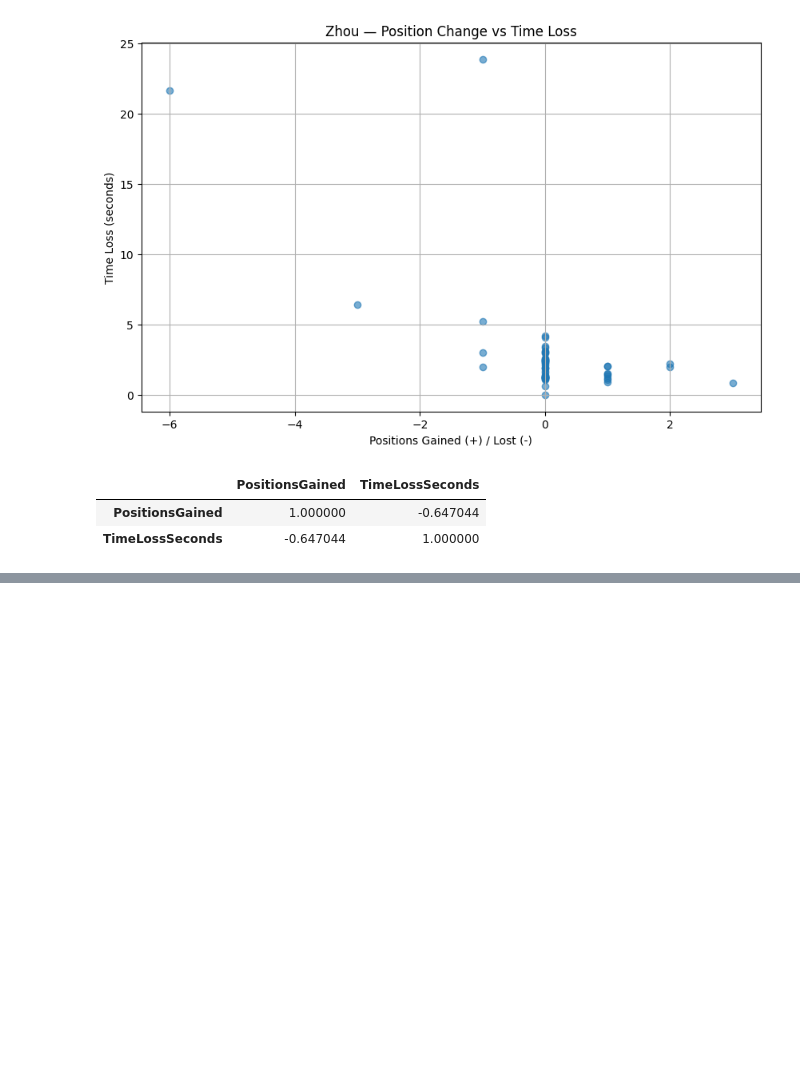
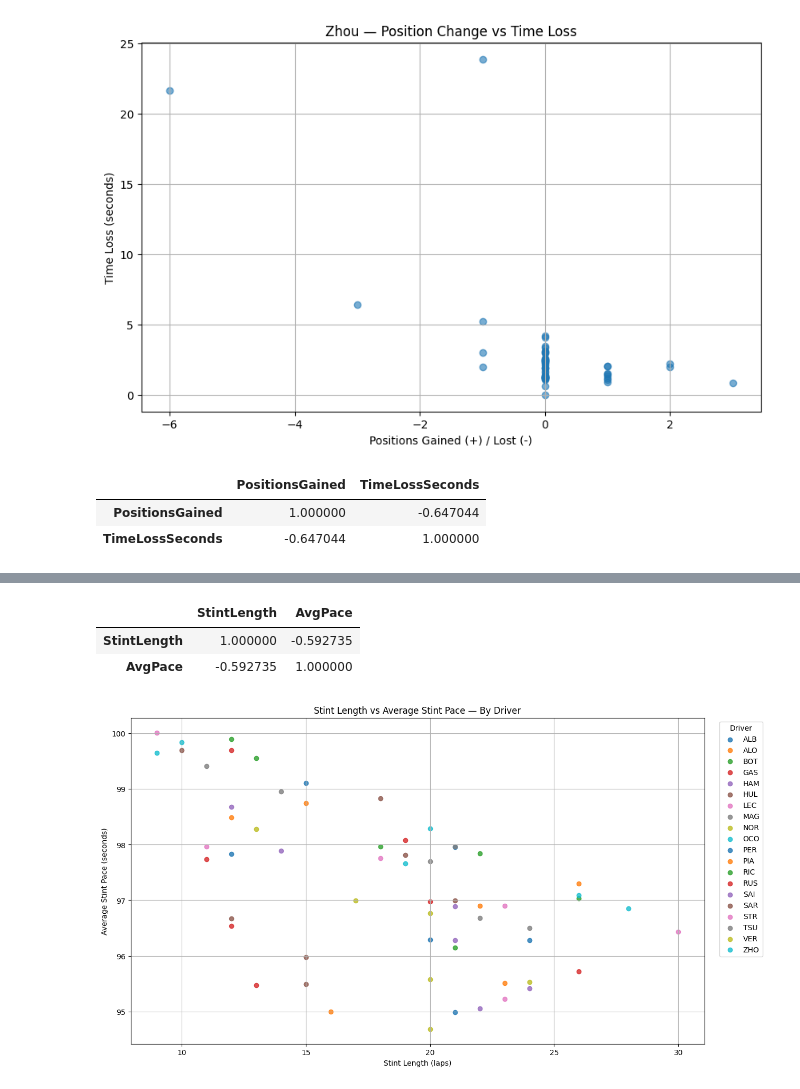
Before and after one commit to mohammedDhinojwala/f1-ai-race-strategy, a Jupyter notebook: notebooks/01_data_investigation.ipynb, the cells around one changed output, grey strips where cells are left out. Drawn from its saved outputs; the diff is of its cells as text; code cells hidden in the pictures; blank space fills up the shorter version.

```diff
--- a/notebooks/01_data_investigation.ipynb
+++ b/notebooks/01_data_investigation.ipynb
@@ -2946,0 +3200,8 @@ zhou_laps[
+# %%
+pit_stint_metrics = pit_stint_metrics.merge(
+    stint_position,
+    on=["Driver", "Stint"],
+    how="left"
+)
+
+pit_stint_metrics
@@ -2946,0 +3222,5 @@ zhou_laps[
+# %%
+pit_stint_metrics["PositionsGained"] = (
+    pit_stint_metrics["StartPosition"]
+    - pit_stint_metrics["EndPosition"]
+)
@@ -2946,0 +3245,39 @@ zhou_laps[
+# %%
+pit_stint_metrics[
+    ["StintLength", "AvgPace"]
+].corr()
+# %% [output]
+|  | StintLength | AvgPace |
+| StintLength | 1.000000 | -0.592735 |
+| AvgPace | -0.592735 | 1.000000 |
+# %%
+# avg stint length vs avg pace
+plt.figure(figsize=(14, 8))
+
+drivers = pit_stint_metrics["Driver"].unique()
+
+for driver in drivers:
+    driver_data = pit_stint_metrics[
+        pit_stint_metrics["Driver"] == driver
+    ]
+
+    plt.scatter(
+        driver_data["StintLength"],
+        driver_data["AvgPace"],
+        label=driver,
+        alpha=0.8
+    )
+
+plt.xlabel("Stint Length (laps)")
+plt.ylabel("Average Stint Pace (seconds)")
+plt.title("Stint Length vs Average Stint Pace — By Driver")
+plt.grid(True)
+plt.legend(
+    title="Driver",
+    bbox_to_anchor=(1.02, 1),
+    loc="upper left"
+)
+
+plt.show()
+# %% [output]
+[figure, added]
```
Also changed, not shown: parts of 39 cells of this notebook.
